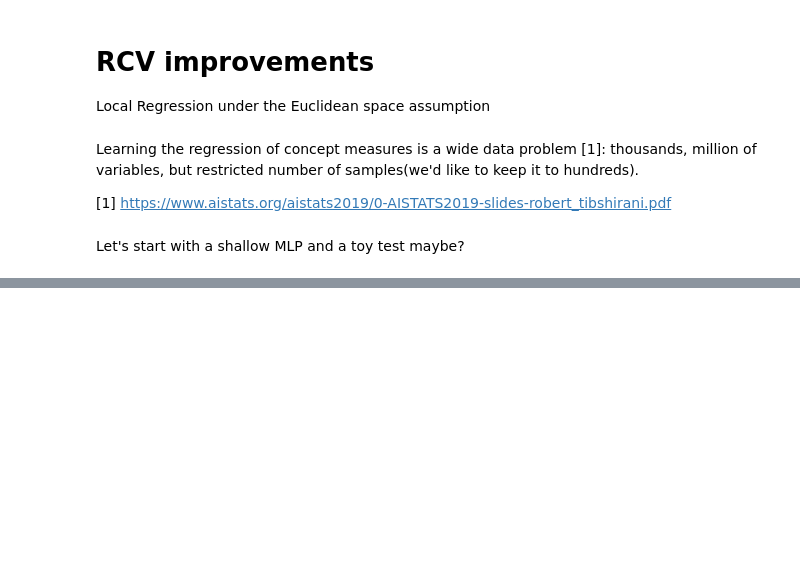
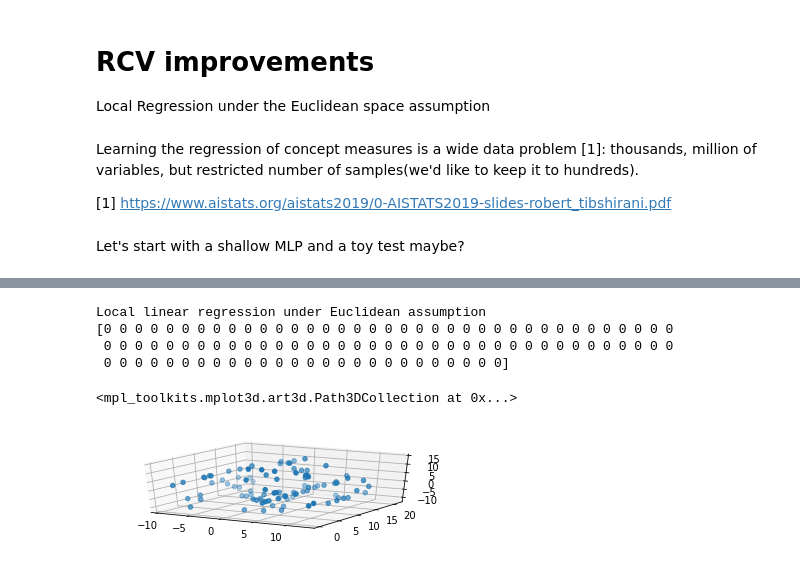
Before and after one commit to maragraziani/rcvtool, a Jupyter notebook: examples.ipynb, the cells around one changed output, grey strips where cells are left out. Saved outputs shown, nothing was run; the diff lists cells and outputs as text; code cells hidden in the pictures; blank space fills up the shorter version.

```diff
--- a/examples.ipynb
+++ b/examples.ipynb
@@ -77,0 +168,18 @@ Let's start with a shallow MLP and a toy test maybe?
+# %%
+import rcv
+reload(rcv)
+clustering_labels=rcv.get_rcv(toy_data, color, type='local linear')
+# %% [output]
+Local linear regression under Euclidean assumption
+[0 0 0 0 0 0 0 0 0 0 0 0 0 0 0 0 0 0 0 0 0 0 0 0 0 0 0 0 0 0 0 0 0 0 0 0 0
+ 0 0 0 0 0 0 0 0 0 0 0 0 0 0 0 0 0 0 0 0 0 0 0 0 0 0 0 0 0 0 0 0 0 0 0 0 0
+ 0 0 0 0 0 0 0 0 0 0 0 0 0 0 0 0 0 0 0 0 0 0 0 0 0 0]
+# %%
+# 100 datapoints
+fig = plt.figure()
+
+ax = fig.add_subplot(211, projection='3d')
+ax.scatter(toy_data[:, 0], toy_data[:, 1], toy_data[:, 2], c=clustering_labels, cmap=plt.cm.Spectral)
+# %% [output]
+<mpl_toolkits.mplot3d.art3d.Path3DCollection at 0x...>
+[figure, added]
```
Also changed, not shown: parts of 12 cells of this notebook, 6 other files.
